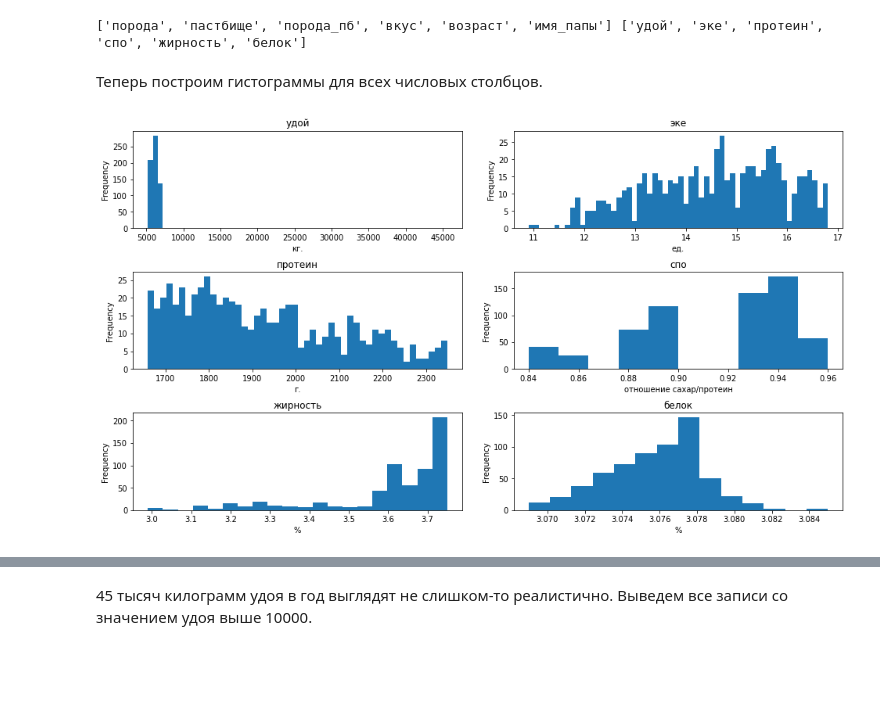
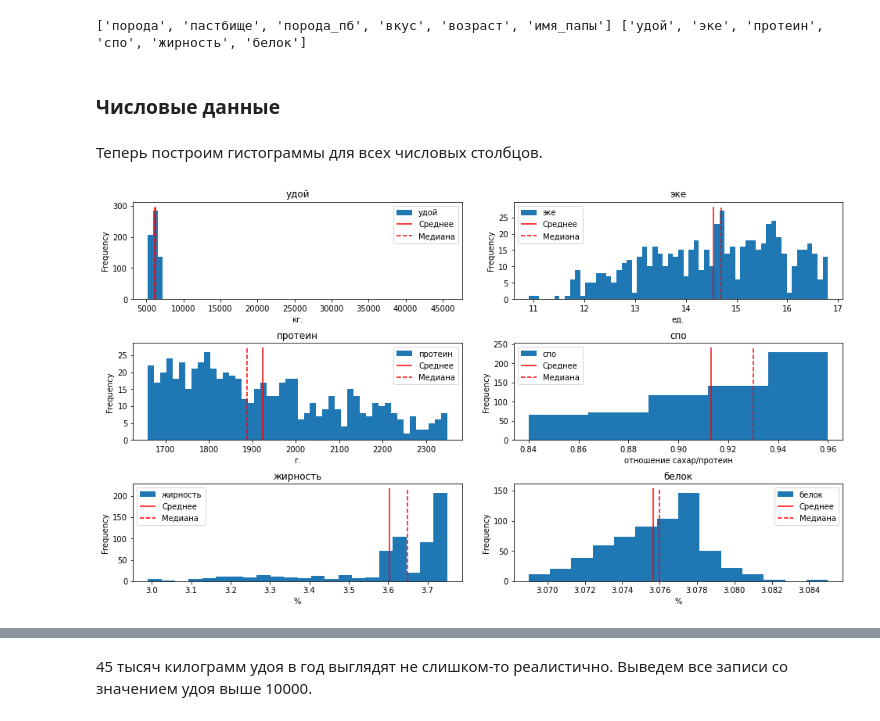
Before and after one commit to Maksim1004/data_science_studying, a Jupyter notebook: cows_and_machine_learning.ipynb, the cells around one changed output, grey strips where cells are left out. Saved outputs shown, nothing was run; the diff lists cells and outputs as text; code cells hidden in the pictures; blank space fills up the shorter version.

Commit message:
Доделал исследовательский анализ и корреляционный анализ. Сделал матрицы диаграмм рассеяния, дописал выводы, устал, пошёл пить чай

```diff
--- a/cows_and_machine_learning.ipynb
+++ b/cows_and_machine_learning.ipynb
@@ -317,15 +318,22 @@ for i in ds_main.columns:
 print(ds_main_string, ds_main_numeric)
 # %% [output]
 ['порода', 'пастбище', 'порода_пб', 'вкус', 'возраст', 'имя_папы'] ['удой', 'эке', 'протеин', 'спо', 'жирность', 'белок']
+# %% [markdown]
+### Числовые данные
 # %% [markdown]
 Теперь построим гистограммы для всех числовых столбцов.
-# %%
-fig, axes = plt.subplots(nrows=3, ncols=2, figsize=(14, 8))
-fig.tight_layout(pad=3.5)
-bins_list = [60, 58, 48, 10, 20, 14]
-label_list = ['кг.', 'ед.', 'г.', 'отношение сахар/протеин', '%', '%']
-for i in range(len(ds_main_numeric)):
-    ds_main[ds_main_numeric[i]].plot(kind='hist', ax=axes[i//2, i%2], title=ds_main_numeric[i], bins=bins_list[i])
-    axes[i//2, i%2].set_xlabel(label_list[i])
-# %% [output]
-[figure, removed]
+# %%
+fig, axes = plt.subplots(nrows=3, ncols=2, figsize=(14, 8)) # Получение расположения сабплотов
+fig.tight_layout(pad=3.5) # Расстояние между графиками
+bins_list = [60, 58, 48, 5, 22, 14] # Список показателей bins для каждого графика
+label_list = ['кг.', 'ед.', 'г.', 'отношение сахар/протеин', '%', '%']
+for i in range(len(ds_main_numeric)): # Вывод гистограммы для каждого числового показателя в данных
+    bins = ds_main[ds_main_numeric[i]].plot(kind='hist', ax=axes[i//2, i%2], title=ds_main_numeric[i], bins=bins_list[i])
+    axes[i//2, i%2].set_xlabel(label_list[i])
+    ymin, ymax = axes[i//2, i%2].get_ylim()
+    axes[i//2, i%2].vlines(x=ds_main[ds_main_numeric[i]].mean(), colors='red', ymin=ymin, ymax=ymax, label='Среднее')
+    axes[i//2, i%2].vlines(x=ds_main[ds_main_numeric[i]].median(), colors='red', ymin=ymin, ymax=ymax, linestyles='--', label='Медиана')
+    axes[i//2, i%2].legend()
+plt.show()
+# %% [output]
+[figure, added]
```
Also changed, not shown: parts of 24 cells of this notebook.
